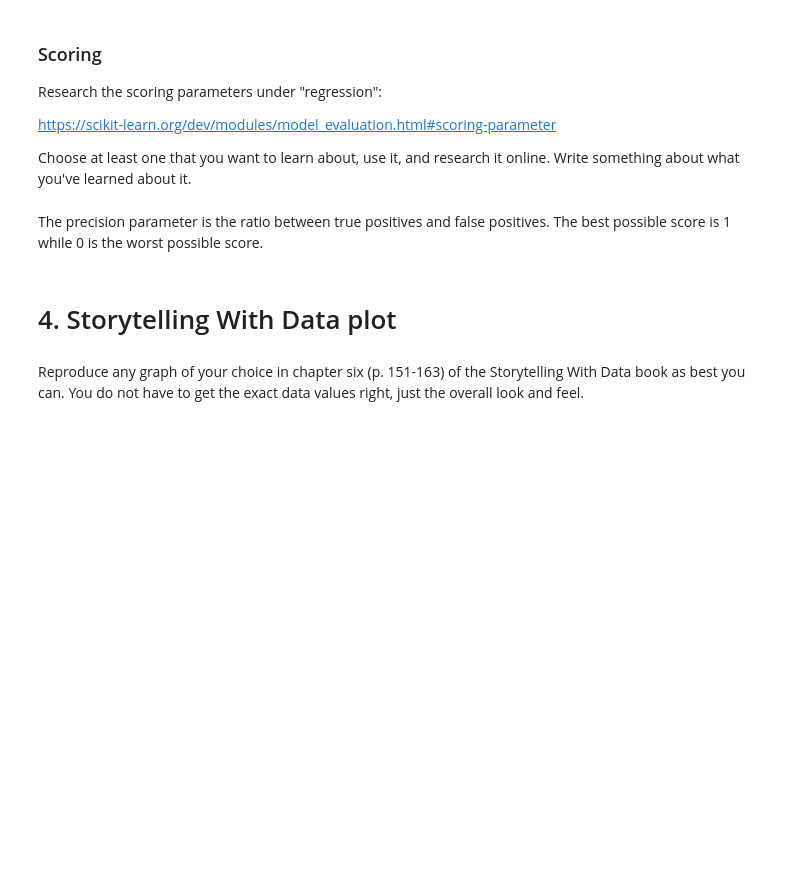
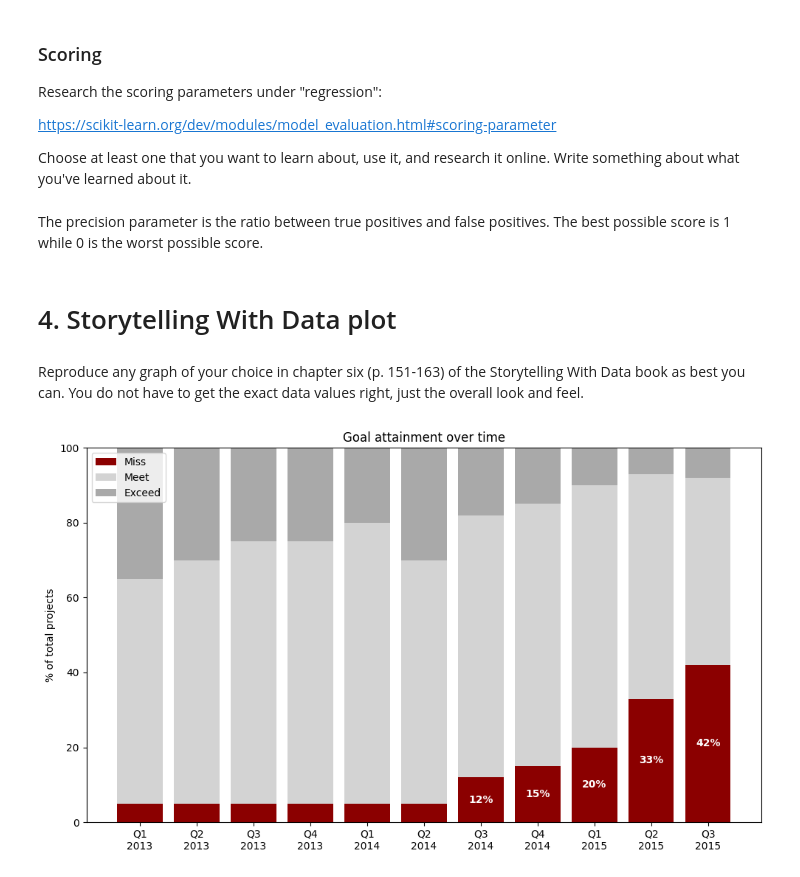
Before and after one commit to pr-rowe/MOD-O2-HW5, a Jupyter notebook: Week10.ipynb, the cells around one changed output. Cells and saved outputs as stored; diff of their text form; code cells hidden in the pictures; blank space fills up the shorter version.

```diff
--- a/Week10.ipynb
+++ b/Week10.ipynb
@@ -258,3 +258,35 @@ The precision parameter is the ratio between true positives and false positives.
 # 4. Storytelling With Data plot
 # %% [markdown]
 Reproduce any graph of your choice in chapter six (p. 151-163) of the Storytelling With Data book as best you can. You do not have to get the exact data values right, just the overall look and feel.
+# %%
+import matplotlib.pyplot as plt
+
+quarters = ['Q1\n2013', 'Q2\n2013', 'Q3\n2013', 'Q4\n2013',
+            'Q1\n2014', 'Q2\n2014', 'Q3\n2014', 'Q4\n2014',
+            'Q1\n2015', 'Q2\n2015', 'Q3\n2015']
+miss =   [5, 5, 5, 5, 5, 5, 12, 15, 20, 33, 42]
+meet =   [60, 65, 70, 70, 75, 65, 70, 70, 70, 60, 50]
+exceed = [35 - m for m in miss]
+
+miss = np.array(miss)
+meet = np.array(meet)
+exceed = 100 - miss - meet
+
+fig, ax = plt.subplots(figsize=(10, 6))
+bar1 = ax.bar(quarters, miss, label='Miss', color='#8B0000')
+bar2 = ax.bar(quarters, meet, bottom=miss, label='Meet', color='#D3D3D3')
+bar3 = ax.bar(quarters, exceed, bottom=miss + meet, label='Exceed', color='#A9A9A9')
+
+for i, val in enumerate(miss):
+    if val >= 10:
+        ax.text(i, val / 2, f"{val}%", ha='center', va='center', color='white', fontweight='bold')
+
+ax.set_ylabel('% of total projects')
+ax.set_title('Goal attainment over time')
+ax.legend(loc='upper left')
+ax.set_ylim(0, 100)
+
+plt.tight_layout()
+plt.show()
+# %% [output]
+[figure, added]
```
